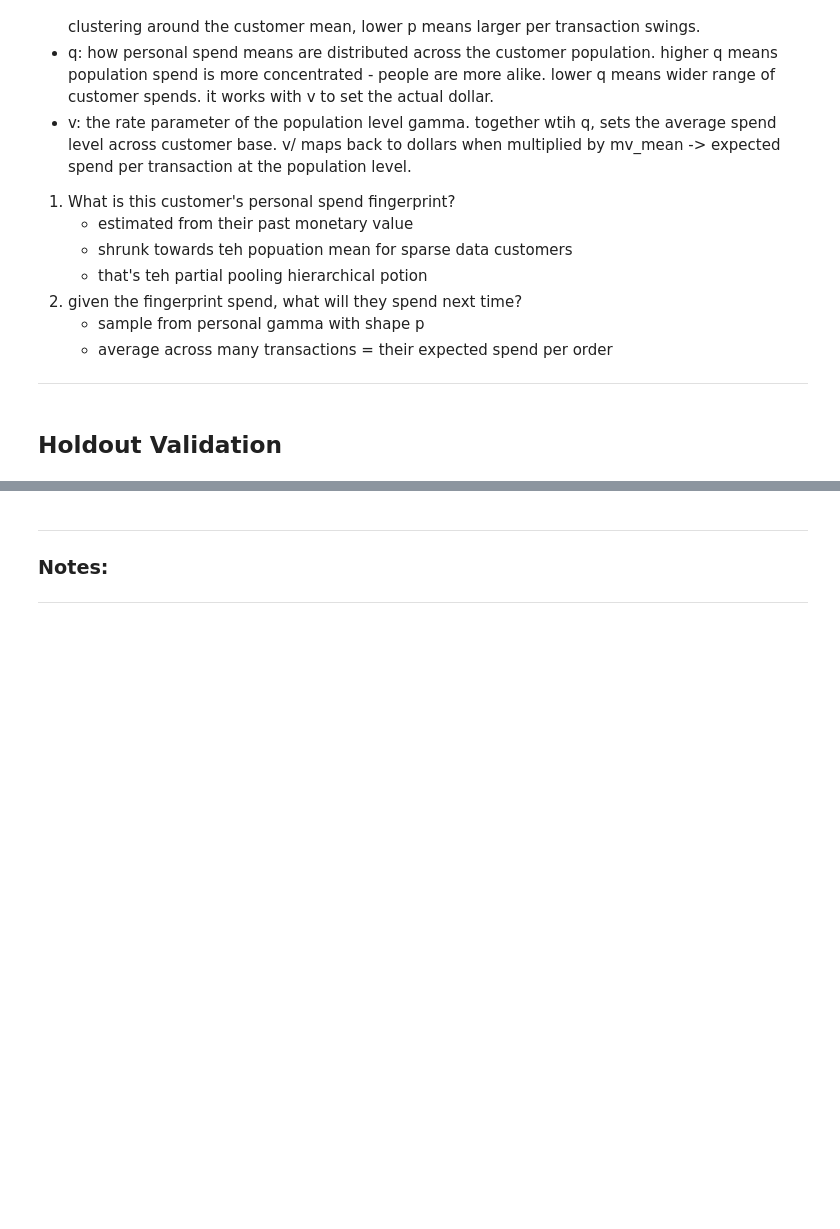
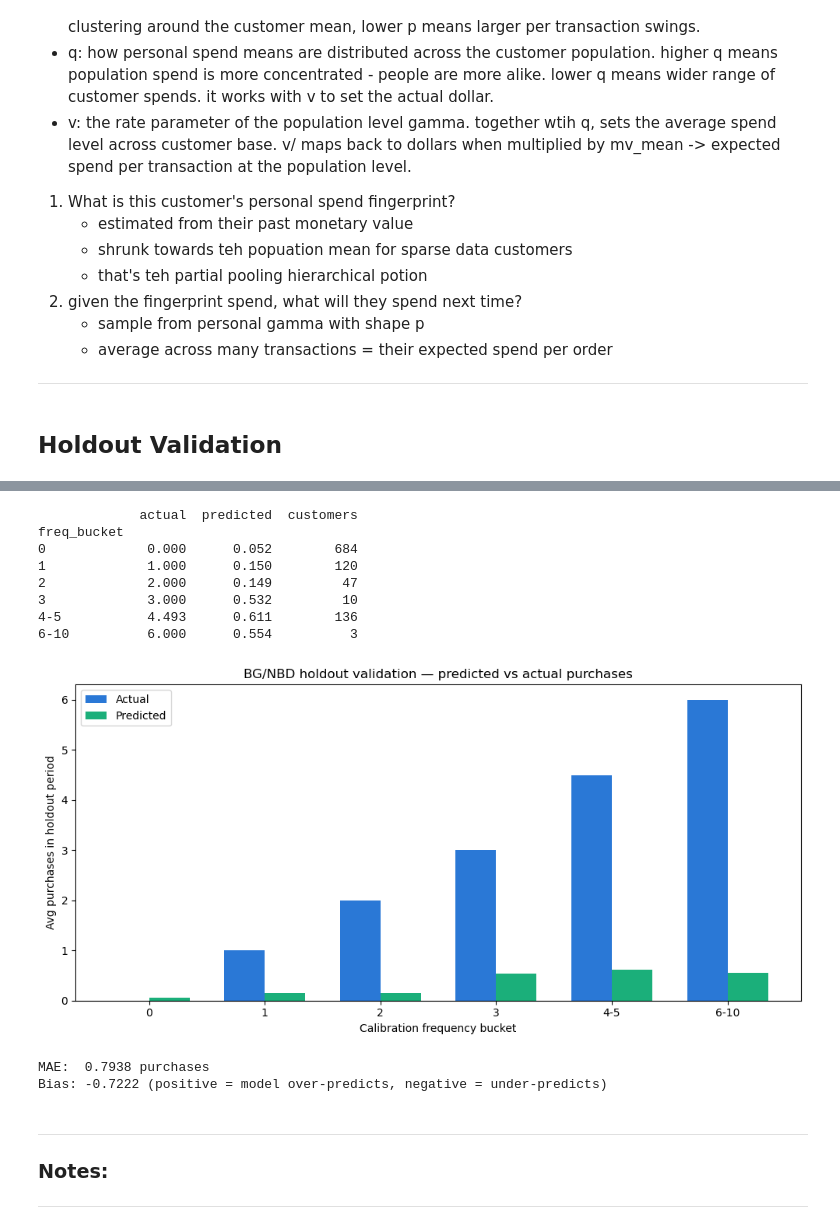
Before and after one commit to jwalluww/MarketingScience, a Jupyter notebook: ltv-hierarchical/notebooks/ltv_hierarchical_model.ipynb, the cells around one changed output, grey strips where cells are left out. Cells and saved outputs as stored; diff of their text form; code cells hidden in the pictures; blank space fills up the shorter version.

```diff
--- a/ltv-hierarchical/notebooks/ltv_hierarchical_model.ipynb
+++ b/ltv-hierarchical/notebooks/ltv_hierarchical_model.ipynb
@@ -840,0 +864,16 @@ Firstly, gamma gamma answers how much customers will spend each time they buy. A
+# %%
+# Rename columns to match PyMC-Marketing expectations
+rfm_ch_input = rfm_ch.reset_index().rename(columns={
+    'frequency_cal': 'frequency',
+    'recency_cal': 'recency',
+    'T_cal': 'T'
+})
+
+predicted = bgm.expected_purchases(
+    data=rfm_ch_input,
+    future_t=26
+)
+
+rfm_ch['predicted_purchases'] = predicted.mean(dim=["chain", "draw"]).values
+
+print(rfm_ch[['frequency_holdout', 'predicted_purchases']].describe().round(3))
@@ -841,3 +890,65 @@ Firstly, gamma gamma answers how much customers will spend each time they buy. A
+# %%
+import matplotlib.pyplot as plt
+import numpy as np
+
+# Bucket by calibration frequency
+rfm_ch['freq_bucket'] = pd.cut(
+    rfm_ch['frequency_holdout'],
+    bins=[-1, 0, 1, 2, 3, 5, 10, 100],
+    labels=['0', '1', '2', '3', '4-5', '6-10', '11+']
+)
+
+validation = rfm_ch.groupby('freq_bucket', observed=True).agg(
+    actual=('frequency_holdout', 'mean'),
+    predicted=('predicted_purchases', 'mean'),
+    customers=('frequency_holdout', 'count')
+).round(3)
+
+print(validation)
+
+# Plot
+fig, ax = plt.subplots(figsize=(10, 5))
+x = np.arange(len(validation))
+width = 0.35
+
+ax.bar(x - width/2, validation['actual'], width,
+       label='Actual', color='#2a78d6')
+ax.bar(x + width/2, validation['predicted'], width,
+       label='Predicted', color='#1baf7a')
+
+ax.set_xticks(x)
+ax.set_xticklabels(validation.index)
+ax.set_xlabel('Calibration frequency bucket')
+ax.set_ylabel('Avg purchases in holdout period')
+ax.set_title('BG/NBD holdout validation — predicted vs actual purchases')
+ax.legend()
+plt.tight_layout()
+plt.show()
+# %% [output]
+             actual  predicted  customers
+freq_bucket
+0             0.000      0.052        684
+1             1.000      0.150        120
+2             2.000      0.149         47
+3             3.000      0.532         10
+4-5           4.493      0.611        136
+6-10          6.000      0.554          3
+[figure, added]
+# %%
+from sklearn.metrics import mean_absolute_error
+
+mae = mean_absolute_error(
+    rfm_ch['frequency_holdout'],
+    rfm_ch['predicted_purchases']
+)
+
+bias = (rfm_ch['predicted_purchases'] - rfm_ch['frequency_holdout']).mean()
+
+print(f"MAE:  {mae:.4f} purchases")
+print(f"Bias: {bias:.4f} (positive = model over-predicts, negative = under-predicts)")
+# %% [output]
+MAE:  0.7938 purchases
+Bias: -0.7222 (positive = model over-predicts, negative = under-predicts)
 # %% [markdown]
 ***
 ### **Notes**:
```
Also changed, not shown: parts of 26 cells of this notebook.
